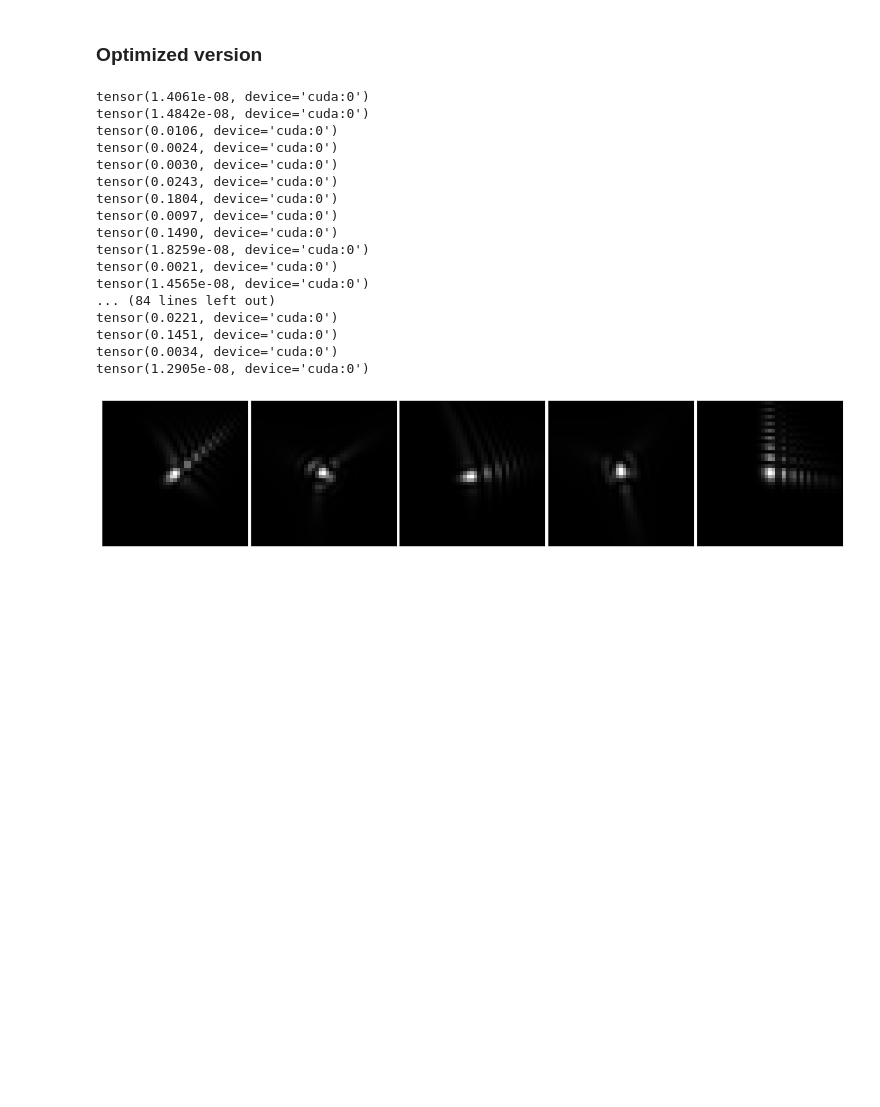
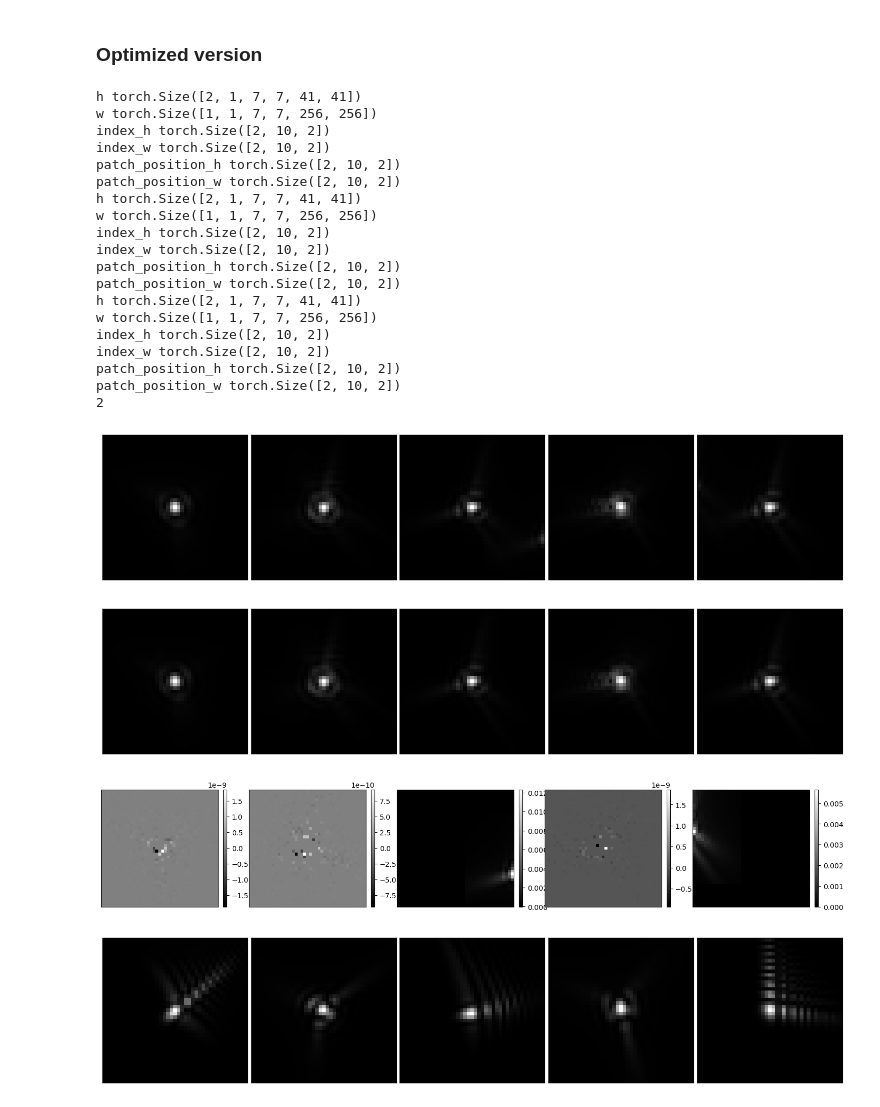
Before and after one commit to samuro95/BregmanOptim, a Jupyter notebook: deepinv/physics/functional/test_product_convolution.ipynb, the cells around one changed output. Cells and saved outputs as stored; diff of their text form; code cells hidden in the pictures; blank space fills up the shorter version.

```diff
--- a/deepinv/physics/functional/test_product_convolution.ipynb
+++ b/deepinv/physics/functional/test_product_convolution.ipynb
@@ -340,57 +340,62 @@ for it in range(100):
             patch_size[0] // 2, image_size - patch_size[0] // 2, patch_size[0] - overlap[0], device=device)
         col = torch.arange(
             patch_size[1] // 2, image_size - patch_size[1] // 2, patch_size[1] - overlap[1], device=device)
 
         row, col = torch.meshgrid(row, col, indexing='ij')
         centers = torch.stack((row.flatten(),
                                 col.flatten()), dim=1).unsqueeze(0) #.expand(2, -1, -1)
 
     image = torch.zeros(2, 3, image_size, image_size, device=device)
 
     image[torch.arange(2)[:,None],
           :,
           centers[...,0],
           centers[...,1],
         ] = 1.
 
 
     blurry = physic.A(image)
     blurry_padded = F.pad(blurry, (psf_size[1] // 2, psf_size[1] // 2, psf_size[0] // 2, psf_size[0] // 2), mode='constant', value=0)
 
     psf_pc = generate_random_patch(blurry_padded, centers=centers, patch_size=psf_size).transpose(1,2).flatten(0,1)[:,0:1]
 
     psf_hat = physic.get_psf_optimized(centers).transpose(1,2).flatten(0,1)[:,0:1]
 
 
     diff = psf_pc - psf_hat
-    print(torch.norm(diff))
-    # if torch.norm(diff) > 1e-5:
-    #     print(it)
-    #     show_images(psf_pc[:5])
-    #     show_images(psf_hat[:5])
-    #     show_images(psf_pc[:5] - psf_hat[:5], colorbar=True)
-    #     break
+    # print(torch.norm(diff))
+    if torch.norm(diff) > 1e-5:
+        print(it)
+        show_images(psf_pc[:5])
+        show_images(psf_hat[:5])
+        show_images(psf_pc[:5] - psf_hat[:5], colorbar=True)
+        break
 
     # if not random_patch:
     #     break
 # %% [output]
-tensor(1.4061e-08, device='cuda:0')
-tensor(1.4842e-08, device='cuda:0')
-tensor(0.0106, device='cuda:0')
-tensor(0.0024, device='cuda:0')
-tensor(0.0030, device='cuda:0')
-tensor(0.0243, device='cuda:0')
-tensor(0.1804, device='cuda:0')
-tensor(0.0097, device='cuda:0')
-tensor(0.1490, device='cuda:0')
-tensor(1.8259e-08, device='cuda:0')
-tensor(0.0021, device='cuda:0')
-tensor(1.4565e-08, device='cuda:0')
-... (84 lines left out)
-tensor(0.0221, device='cuda:0')
-tensor(0.1451, device='cuda:0')
-tensor(0.0034, device='cuda:0')
-tensor(1.2905e-08, device='cuda:0')
+h torch.Size([2, 1, 7, 7, 41, 41])
+w torch.Size([1, 1, 7, 7, 256, 256])
+index_h torch.Size([2, 10, 2])
+index_w torch.Size([2, 10, 2])
+patch_position_h torch.Size([2, 10, 2])
+patch_position_w torch.Size([2, 10, 2])
+h torch.Size([2, 1, 7, 7, 41, 41])
+w torch.Size([1, 1, 7, 7, 256, 256])
+index_h torch.Size([2, 10, 2])
+index_w torch.Size([2, 10, 2])
+patch_position_h torch.Size([2, 10, 2])
+patch_position_w torch.Size([2, 10, 2])
+h torch.Size([2, 1, 7, 7, 41, 41])
+w torch.Size([1, 1, 7, 7, 256, 256])
+index_h torch.Size([2, 10, 2])
+index_w torch.Size([2, 10, 2])
+patch_position_h torch.Size([2, 10, 2])
+patch_position_w torch.Size([2, 10, 2])
+2
+[figure, added]
+[figure, added]
+[figure, added]
 # %%
 show_images(psf_pc[:5])
 show_images(psf_hat[:5])
```
Also changed, not shown: 4 other files.
